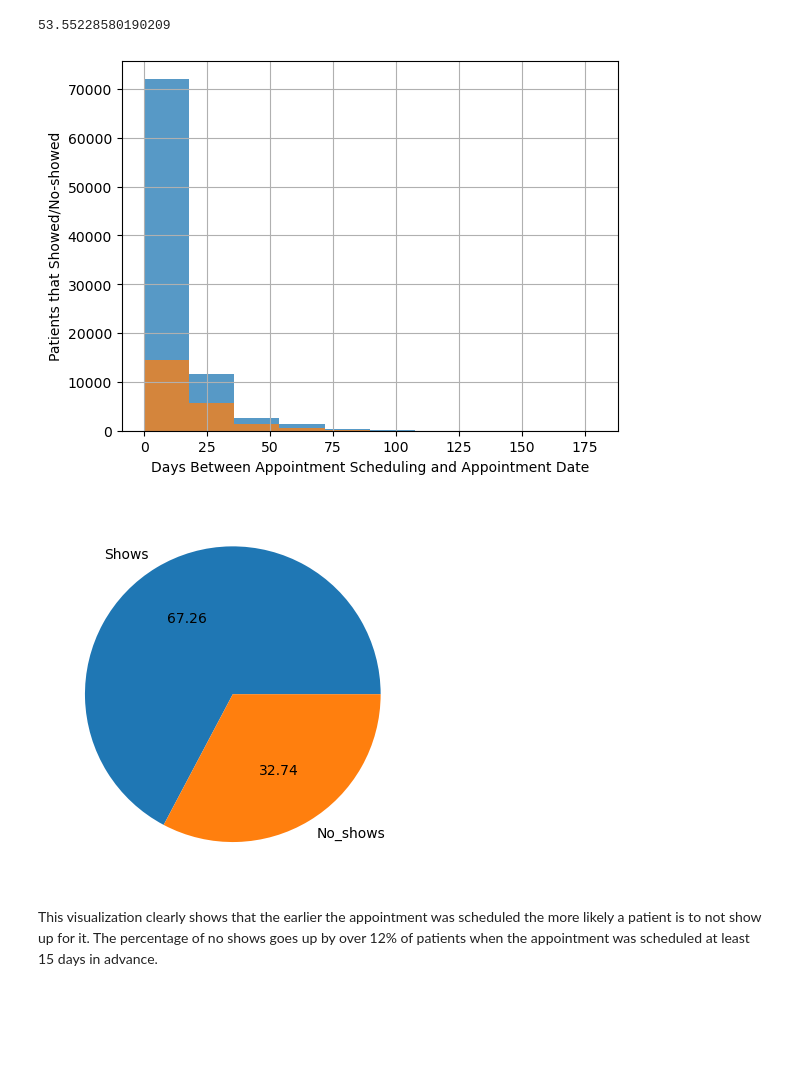
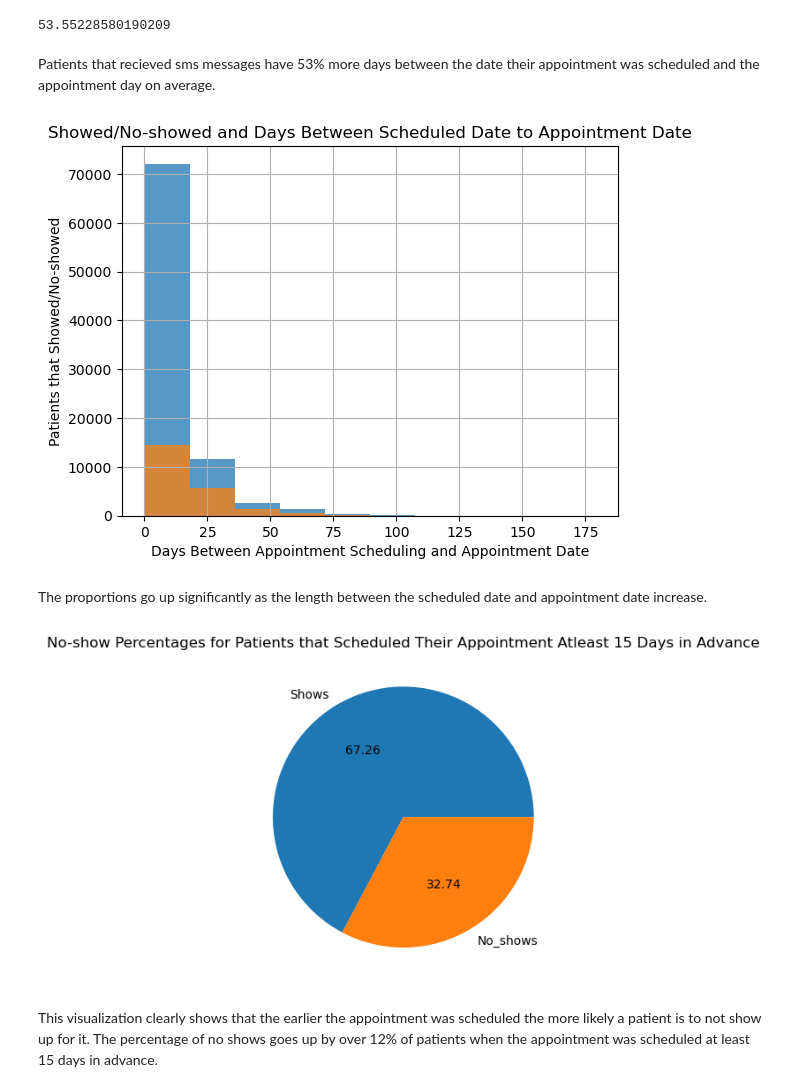
Before and after one commit to jdaugherty1216/Data-Analysis---No-show-Appointments, a Jupyter notebook: Data Analysis_No-Show Appointment.ipynb, the cells around one changed output. Cells and saved outputs as stored; diff of their text form; code cells hidden in the pictures; blank space fills up the shorter version.

```diff
--- a/Data Analysis_No-Show Appointment.ipynb
+++ b/Data Analysis_No-Show Appointment.ipynb
@@ -251,19 +263,24 @@ It looks like there are significantly more days inbetween scheduled day and appo
 day_diff.mean()/sms_day_diff.mean()*100
 # %% [output]
 53.55228580190209
+# %% [markdown]
+Patients that recieved sms messages have 53% more days between the date their appointment was scheduled and the appointment day on average.
 # %%
 df['day_diff']=day_diff
 df.day_diff[df.No_show == False].hist(alpha=0.75, bins=10);
 df.day_diff[df.No_show == True].hist(alpha=0.75, bins=10);
+plt.title('Showed/No-showed and Days Between Scheduled Date to Appointment Date')
 plt.xlabel('Days Between Appointment Scheduling and Appointment Date')
 plt.ylabel('Patients that Showed/No-showed');
 # %% [output]
-[figure, old version]
+[figure, new version]
+# %% [markdown]
+The proportions go up significantly as the length between the scheduled date and appointment date increase.
 # %%
 df_over_15=df.query('day_diff >= 15')
-pie_with_perc(df_over_15)
+pie_with_perc(df_over_15, 'No-show Percentages for Patients that Scheduled Their Appointment Atleast 15 Days in Advance')
 # %% [output]
-[figure, old version]
+[figure, new version]
 # %% [markdown]
 This visualization clearly shows that the earlier the appointment was scheduled the more likely a patient is to not show up for it. The percentage of no shows goes up by over 12% of patients when the appointment was scheduled at least 15 days in advance.
 # %% [markdown]
```
Also changed, not shown: parts of 8 cells of this notebook.
